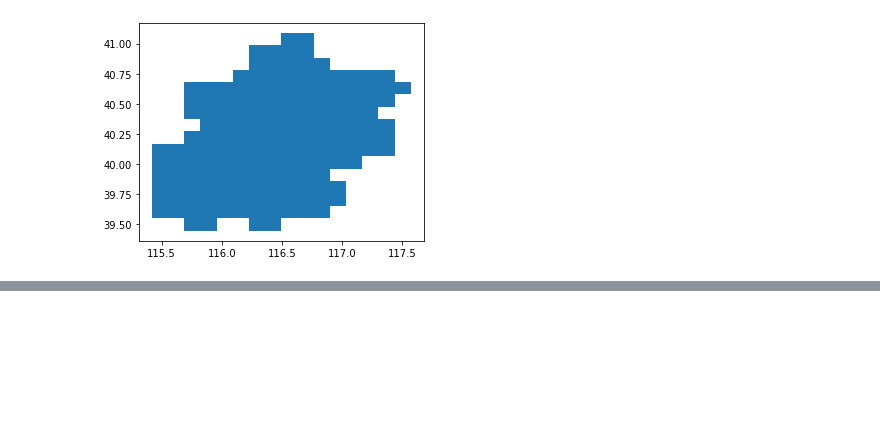
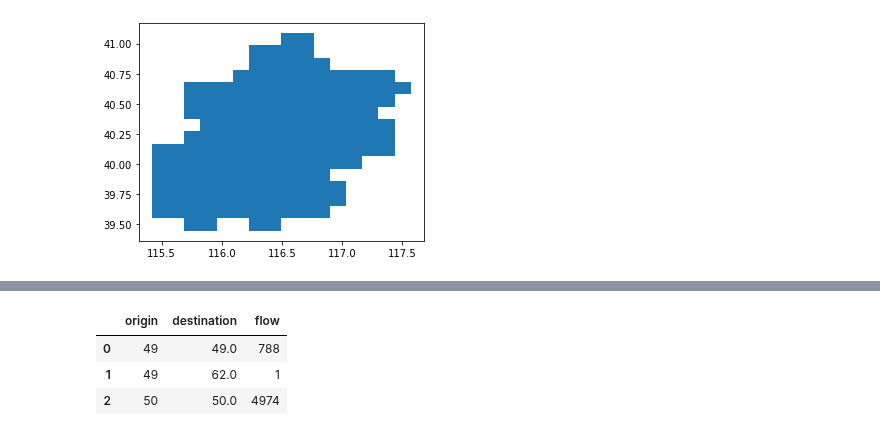
Before and after one commit to scikit-mobility/scikit-mobility, a Jupyter notebook: tutorial/0_data_structures_skmob_tutorial.ipynb, the cells around one changed output, grey strips where cells are left out. Saved outputs shown, nothing was run; the diff lists cells and outputs as text; code cells hidden in the pictures; blank space fills up the shorter version.

```diff
--- a/tutorial/0_data_structures_skmob_tutorial.ipynb
+++ b/tutorial/0_data_structures_skmob_tutorial.ipynb
@@ -543,0 +549,7 @@ NameError: name 'self_loop' is not defined
+# %%
+fdf.head(3)
+# %% [output]
+|  | origin | destination | flow |
+| 0 | 49 | 49.0 | 788 |
+| 1 | 49 | 62.0 | 1 |
+| 2 | 50 | 50.0 | 4974 |
```
Also changed, not shown: parts of 2 cells of this notebook.
